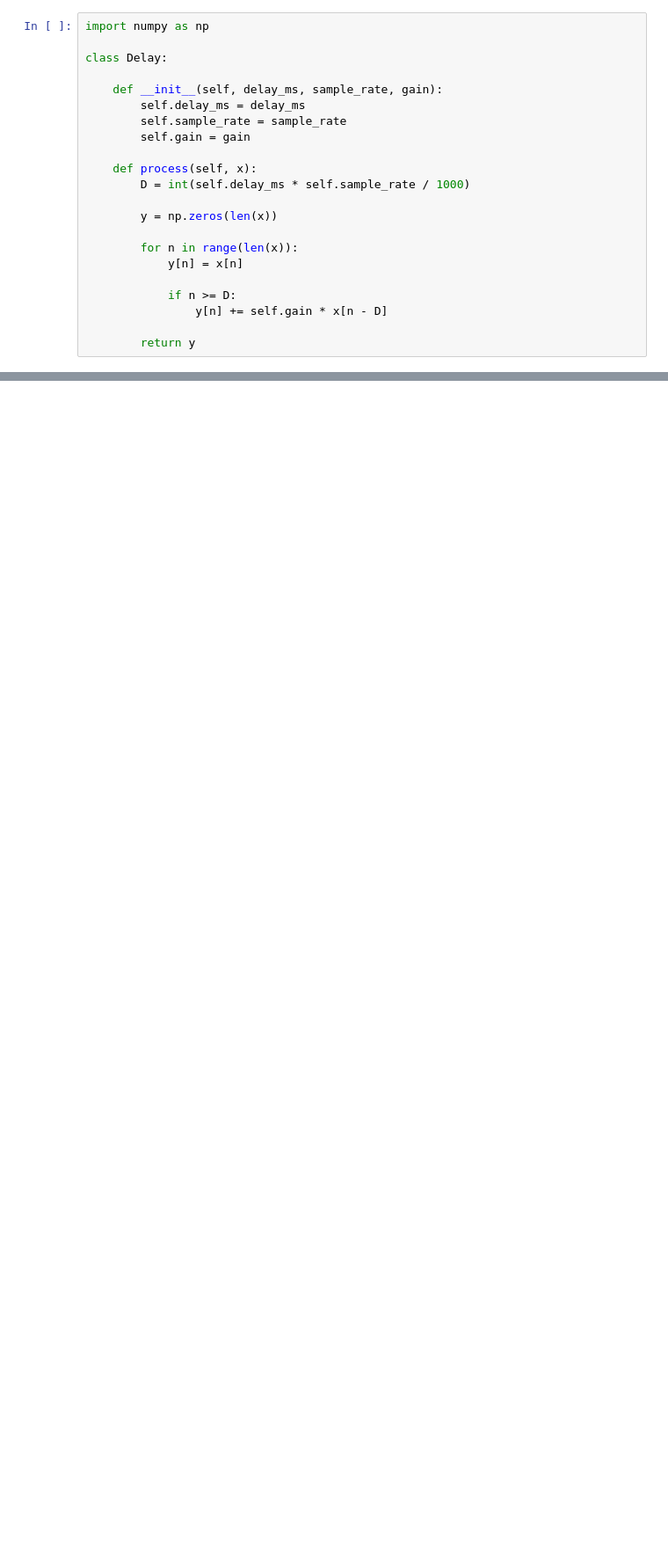
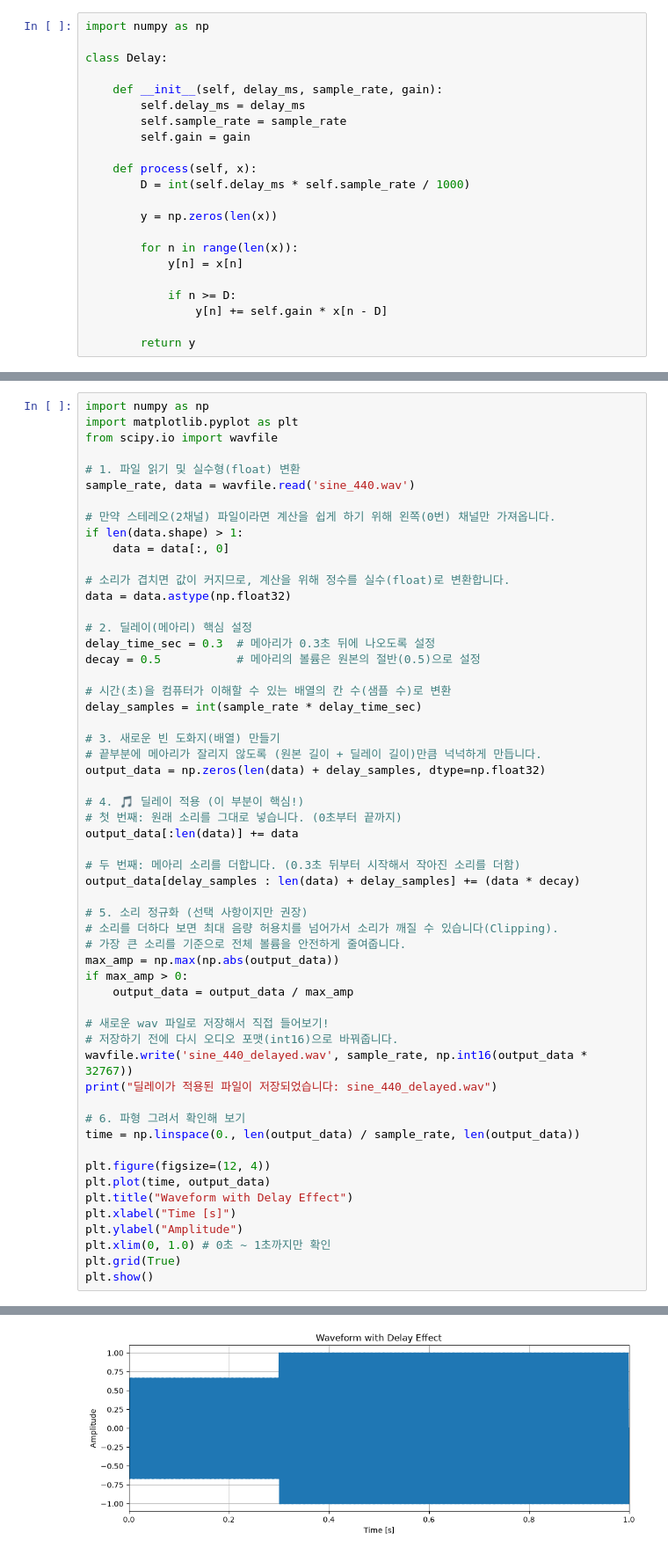
Before and after one commit to minugii/Soundprogramming, a Jupyter notebook: delay_effect.ipynb, the cells around one changed output, grey strips where cells are left out. Shown at 88% size. Cells and saved outputs as stored; diff of their text form; blank space fills up the shorter version.

```diff
--- a/delay_effect.ipynb
+++ b/delay_effect.ipynb
@@ -55,0 +97,57 @@ sf.write('sine_440.wav',0.5*np.sin(2*np.pi*440*t), sound_rate)
+# %%
+import numpy as np
+import matplotlib.pyplot as plt
+from scipy.io import wavfile
+
+# 1. 파일 읽기 및 실수형(float) 변환
+sample_rate, data = wavfile.read('sine_440.wav')
+
+# 만약 스테레오(2채널) 파일이라면 계산을 쉽게 하기 위해 왼쪽(0번) 채널만 가져옵니다.
+if len(data.shape) > 1:
+    data = data[:, 0]
+
+# 소리가 겹치면 값이 커지므로, 계산을 위해 정수를 실수(float)로 변환합니다.
+data = data.astype(np.float32)
+
+# 2. 딜레이(메아리) 핵심 설정
+delay_time_sec = 0.3  # 메아리가 0.3초 뒤에 나오도록 설정
+decay = 0.5           # 메아리의 볼륨은 원본의 절반(0.5)으로 설정
+
+# 시간(초)을 컴퓨터가 이해할 수 있는 배열의 칸 수(샘플 수)로 변환
+delay_samples = int(sample_rate * delay_time_sec)
+
+# 3. 새로운 빈 도화지(배열) 만들기
+# 끝부분에 메아리가 잘리지 않도록 (원본 길이 + 딜레이 길이)만큼 넉넉하게 만듭니다.
+output_data = np.zeros(len(data) + delay_samples, dtype=np.float32)
+
+# 4. 🎵 딜레이 적용 (이 부분이 핵심!)
+# 첫 번째: 원래 소리를 그대로 넣습니다. (0초부터 끝까지)
+output_data[:len(data)] += data
+
+# 두 번째: 메아리 소리를 더합니다. (0.3초 뒤부터 시작해서 작아진 소리를 더함)
+output_data[delay_samples : len(data) + delay_samples] += (data * decay)
+
+# 5. 소리 정규화 (선택 사항이지만 권장)
+# 소리를 더하다 보면 최대 음량 허용치를 넘어가서 소리가 깨질 수 있습니다(Clipping).
+# 가장 큰 소리를 기준으로 전체 볼륨을 안전하게 줄여줍니다.
+max_amp = np.max(np.abs(output_data))
+if max_amp > 0:
+    output_data = output_data / max_amp
+
+# 새로운 wav 파일로 저장해서 직접 들어보기!
+# 저장하기 전에 다시 오디오 포맷(int16)으로 바꿔줍니다.
+wavfile.write('sine_440_delayed.wav', sample_rate, np.int16(output_data * 32767))
+print("딜레이가 적용된 파일이 저장되었습니다: sine_440_delayed.wav")
+
+# 6. 파형 그려서 확인해 보기
+time = np.linspace(0., len(output_data) / sample_rate, len(output_data))
+
+plt.figure(figsize=(12, 4))
+plt.plot(time, output_data)
+plt.title("Waveform with Delay Effect")
+plt.xlabel("Time [s]")
+plt.ylabel("Amplitude")
+plt.xlim(0, 1.0) # 0초 ~ 1초까지만 확인
+plt.grid(True)
+plt.show()
+# %% [output]
@@ -55,0 +155 @@ sf.write('sine_440.wav',0.5*np.sin(2*np.pi*440*t), sound_rate)
+[figure, added]
```
Also changed, not shown: parts of 9 cells of this notebook, 1 other file.
